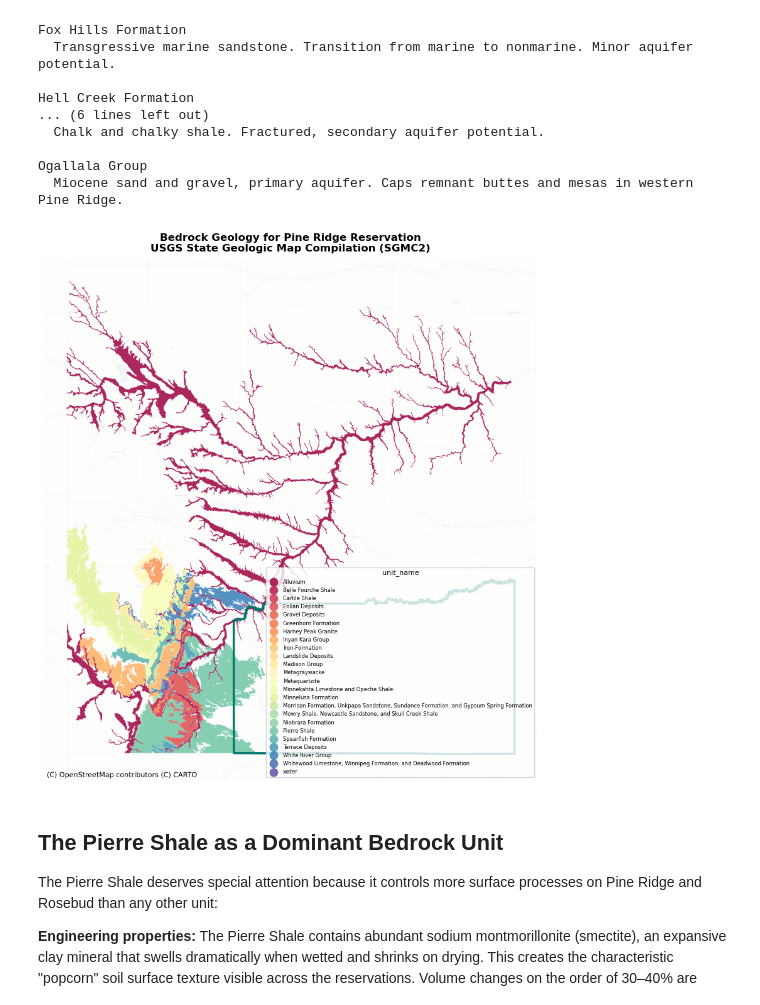
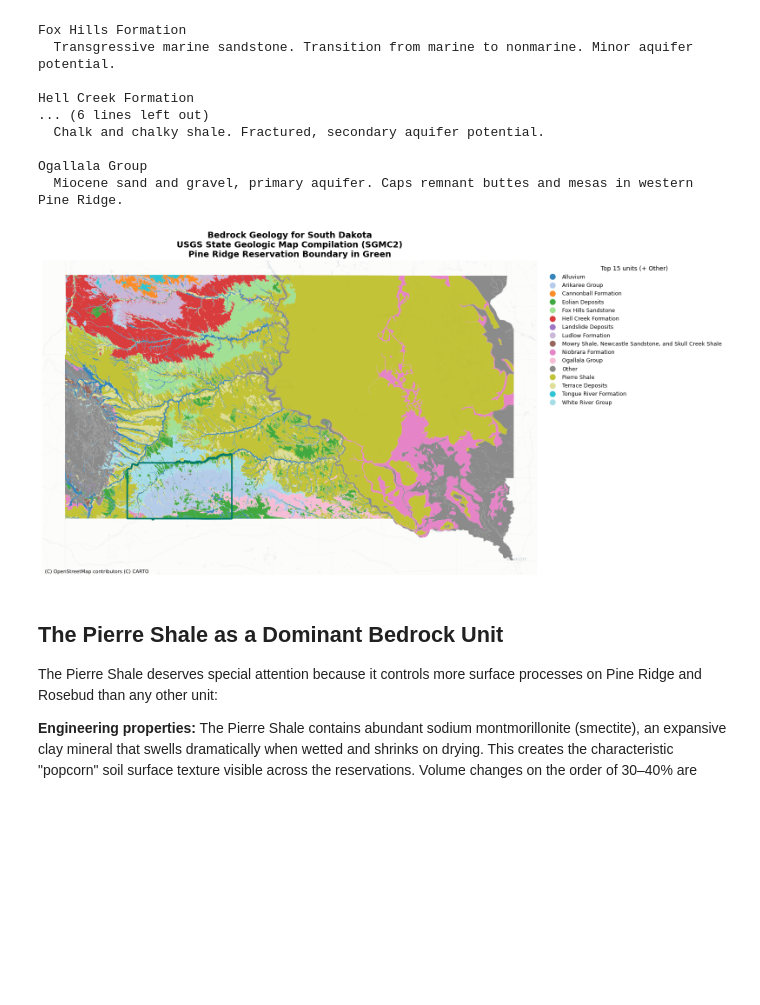
Before and after one commit to daearconsulting/Tribal_soils_geology, a Jupyter notebook: Notebooks/03_bedrock_geology.ipynb, the cells around one changed output. Drawn from its saved outputs; the diff is of its cells as text; code cells hidden in the pictures; blank space fills up the shorter version.

Commit message:
rm boundary for bedrock viz

```diff
--- a/Notebooks/03_bedrock_geology.ipynb
+++ b/Notebooks/03_bedrock_geology.ipynb
@@ -69,10 +70,8 @@ OCAP®  : Tribal Nations have the right to Ownership, Control,
 # %% [markdown]
 ## Load Bedrock Geology
 # %%
-from src.loaders import load_state_geology
-
 print("Loading state geology for bedrock mapping...")
-state_geo = load_state_geology(bbox=STUDY_BBOX)
+state_geo = load_state_geology()  # no bbox — load full dataset, unclipped
 
 if state_geo.empty:
     print("State geology GDB not found. Download from:")
@@ -82,7 +81,6 @@ else:
     print(f"Features loaded: {len(state_geo):,}")
     print(f"Columns: {state_geo.columns.tolist()}")
 
-    # Identify key columns
     unit_col = next((c for c in state_geo.columns
                      if any(k in c.lower() for k in ["unit","label","sym","rock"])), None)
     age_col  = next((c for c in state_geo.columns
@@ -192,48 +190,57 @@ Ogallala Group
   Miocene sand and gravel, primary aquifer. Caps remnant buttes and mesas in western Pine Ridge.
 # %%
 if not state_geo.empty:
-    # Use known SGMC2 column — unit_name if joined, GENERALIZE as fallback
     unit_col = "unit_name" if "unit_name" in state_geo.columns else "GENERALIZE"
-
-    clip_n  = box(*PINE_RIDGE_BBOX)
-    geo_sub = state_geo[state_geo.geometry.intersects(clip_n)].copy()
     nb_gdf  = primary[primary["common_name"].str.contains("Oglala")]
 
-    fig, ax = plt.subplots(1, 1, figsize=(12, 9))   # single map, not two panels
+    # Group all but the top N units into "Other" so the legend stays readable
+    top_n = 15
+    top_units = state_geo[unit_col].value_counts().head(top_n).index
+    state_geo["_plot_unit"] = state_geo[unit_col].where(
+        state_geo[unit_col].isin(top_units), "Other"
+    )
 
-    if not geo_sub.empty:
-        geo_sub.to_crs(CRS_WEB).plot(
-            ax=ax, column=unit_col, categorical=True,
-            alpha=0.85, legend=True, cmap="Spectral",
-            legend_kwds={"fontsize": 6, "loc": "lower right",
-                         "title": unit_col, "title_fontsize": 8}
-        )
+    fig, ax = plt.subplots(1, 1, figsize=(16, 11))
+
+    state_geo.to_crs(CRS_WEB).plot(
+        ax=ax, column="_plot_unit", categorical=True,
+        alpha=0.9, legend=True, cmap="tab20",
+        legend_kwds={
+            "fontsize": 9,
+            "loc": "upper left",
+            "bbox_to_anchor": (1.01, 1.0),
+            "title": f"Top {top_n} units (+ Other)",
+            "title_fontsize": 10,
+            "frameon": False,
+        }
+    )
 
     if not nb_gdf.empty:
         nb_gdf.to_crs(CRS_WEB).plot(
             ax=ax, facecolor="none", edgecolor=TEAL,
             linewidth=2.5, zorder=5
         )
 
     try:
         ctx.add_basemap(ax, source=ctx.providers.CartoDB.Positron,
-                        alpha=0.3, zoom=10)
+                        alpha=0.5, zoom=8)
     except Exception:
         pass
 
     ax.set_axis_off()
     ax.set_title(
-        "Bedrock Geology for Pine Ridge Reservation\n"
-        "USGS State Geologic Map Compilation (SGMC2)",
-        fontsize=12, fontweight="bold"
+        "Bedrock Geology for South Dakota\n"
+        "USGS State Geologic Map Compilation (SGMC2)\n"
+        "Pine Ridge Reservation Boundary in Green",
+        fontsize=14, fontweight="bold"
     )
     plt.tight_layout()
     fig.savefig(FIGURES_DIR/"03_bedrock_geology.png", dpi=150, bbox_inches="tight")
     plt.show()
 else:
     print("Download state geology data and re-run. See cell 1 for instructions.")
 # %% [output]
-[figure, old version]
+[figure, new version]
 # %% [markdown]
 ## The Pierre Shale as a Dominant Bedrock Unit
 
```
Also changed, not shown: parts of 4 cells of this notebook, 1 other file.
